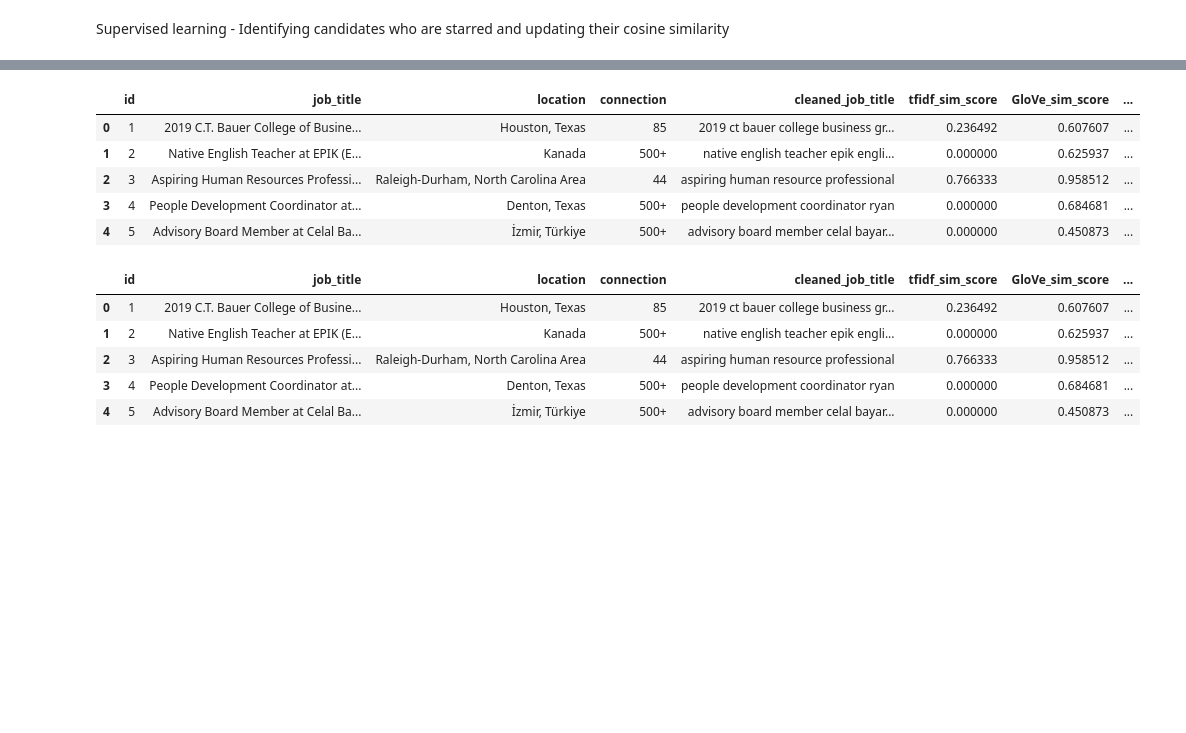
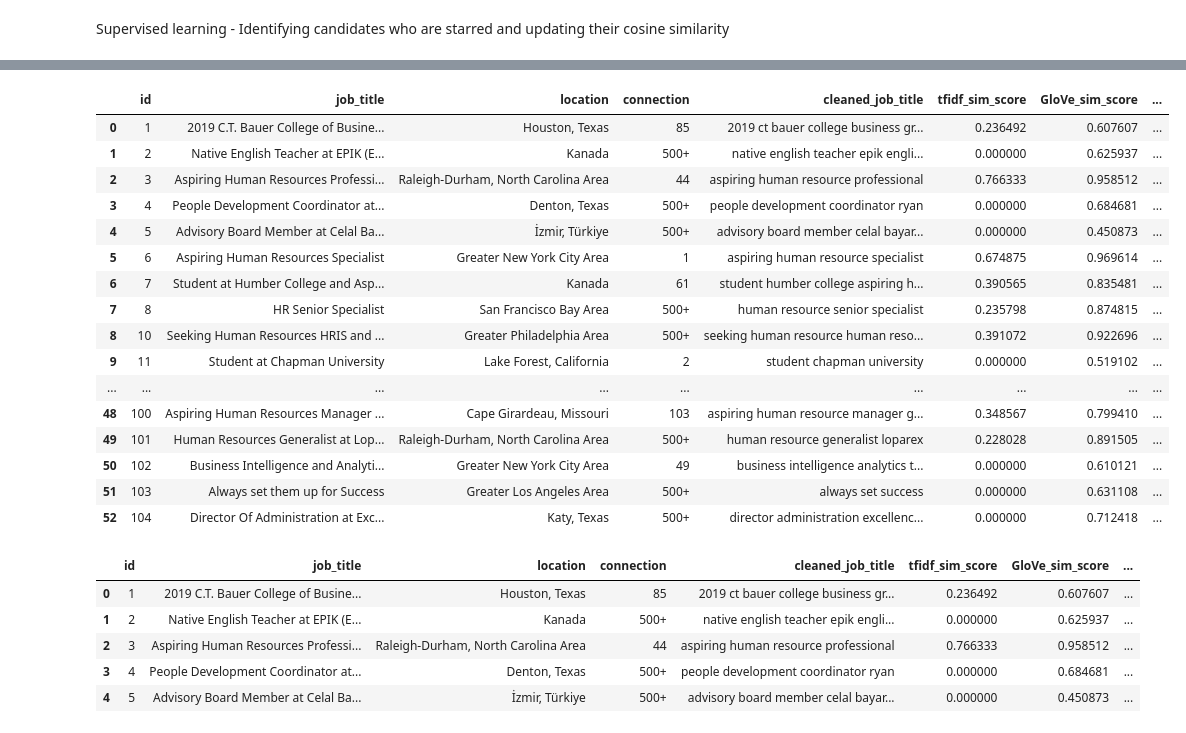
Before and after one commit to agupta004/B0k0jvj61abBaUpB, a Jupyter notebook: Potential_Talents.ipynb, the cells around one changed output, grey strips where cells are left out. Cells and saved outputs as stored; diff of their text form; code cells hidden in the pictures; blank space fills up the shorter version.

```diff
--- a/Potential_Talents.ipynb
+++ b/Potential_Talents.ipynb
@@ -456,10 +461,21 @@ Enter ids of candidates you want to star (separated by space) : 3 97 82
 # %%
-pt.head()
+pt_lr
 # %% [output]
 |  | id | job_title | location | connection | cleaned_job_title | tfidf_sim_score | GloVe_sim_score | ... |
 | 0 | 1 | 2019 C.T. Bauer College of Busine... | Houston, Texas | 85 | 2019 ct bauer college business gr... | 0.236492 | 0.607607 | ... |
 | 1 | 2 | Native English Teacher at EPIK (E... | Kanada | 500+ | native english teacher epik engli... | 0.000000 | 0.625937 | ... |
 | 2 | 3 | Aspiring Human Resources Professi... | Raleigh-Durham, North Carolina Area | 44 | aspiring human resource professional | 0.766333 | 0.958512 | ... |
 | 3 | 4 | People Development Coordinator at... | Denton, Texas | 500+ | people development coordinator ryan | 0.000000 | 0.684681 | ... |
 | 4 | 5 | Advisory Board Member at Celal Ba... | İzmir, Türkiye | 500+ | advisory board member celal bayar... | 0.000000 | 0.450873 | ... |
+| 5 | 6 | Aspiring Human Resources Specialist | Greater New York City Area | 1 | aspiring human resource specialist | 0.674875 | 0.969614 | ... |
+| 6 | 7 | Student at Humber College and Asp... | Kanada | 61 | student humber college aspiring h... | 0.390565 | 0.835481 | ... |
+| 7 | 8 | HR Senior Specialist | San Francisco Bay Area | 500+ | human resource senior specialist | 0.235798 | 0.874815 | ... |
+| 8 | 10 | Seeking Human Resources HRIS and ... | Greater Philadelphia Area | 500+ | seeking human resource human reso... | 0.391072 | 0.922696 | ... |
+| 9 | 11 | Student at Chapman University | Lake Forest, California | 2 | student chapman university | 0.000000 | 0.519102 | ... |
+| ... | ... | ... | ... | ... | ... | ... | ... | ... |
+| 48 | 100 | Aspiring Human Resources Manager ... | Cape Girardeau, Missouri | 103 | aspiring human resource manager g... | 0.348567 | 0.799410 | ... |
+| 49 | 101 | Human Resources Generalist at Lop... | Raleigh-Durham, North Carolina Area | 500+ | human resource generalist loparex | 0.228028 | 0.891505 | ... |
+| 50 | 102 | Business Intelligence and Analyti... | Greater New York City Area | 49 | business intelligence analytics t... | 0.000000 | 0.610121 | ... |
+| 51 | 103 | Always set them up for Success | Greater Los Angeles Area | 500+ | always set success | 0.000000 | 0.631108 | ... |
+| 52 | 104 | Director Of Administration at Exc... | Katy, Texas | 500+ | director administration excellenc... | 0.000000 | 0.712418 | ... |
 # %%
```
Also changed, not shown: parts of 17 cells of this notebook.
